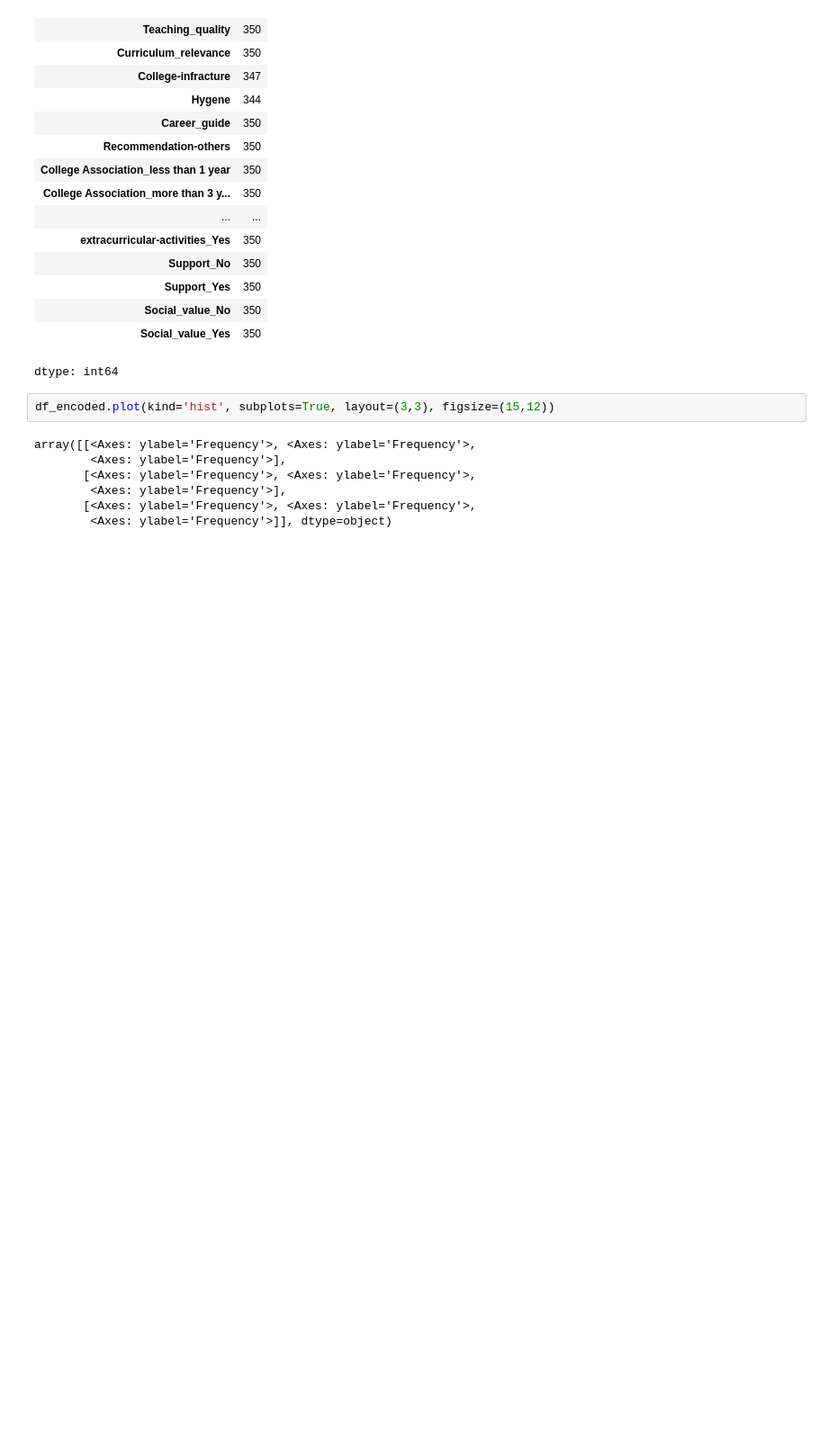
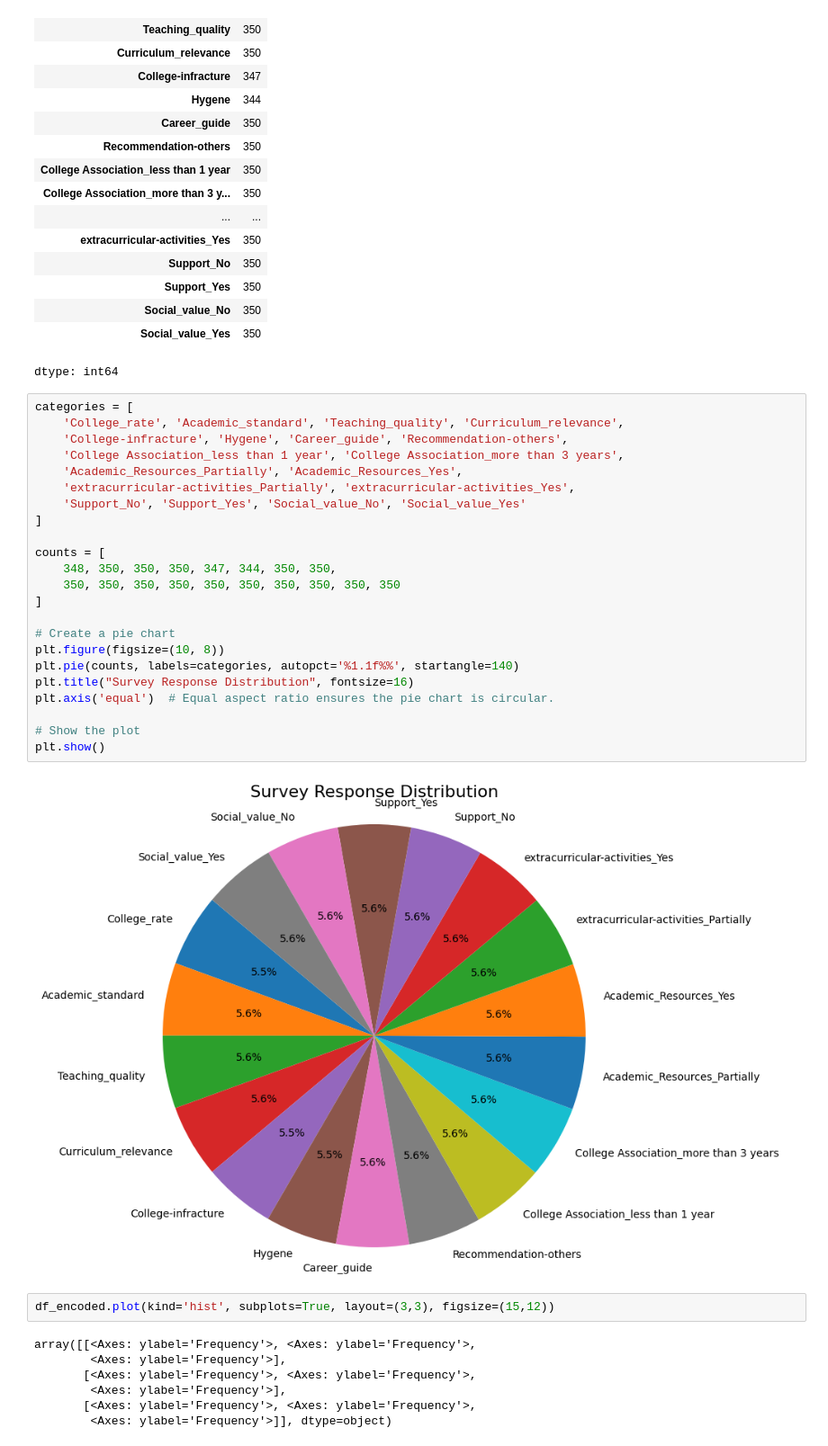
Before and after one commit to NeonLabs146/General_stuffs, a Jupyter notebook: Excellence_survey_MBM.ipynb, the cells around one changed output. Shown at 90% size. Saved outputs shown, nothing was run; the diff lists cells and outputs as text; blank space fills up the shorter version.

```diff
--- a/Excellence_survey_MBM.ipynb
+++ b/Excellence_survey_MBM.ipynb
@@ -250,6 +250,31 @@ df_encoded.count()
 | Social_value_No | 350 |
 | Social_value_Yes | 350 |
 dtype: int64
+# %%
+categories = [
+    'College_rate', 'Academic_standard', 'Teaching_quality', 'Curriculum_relevance',
+    'College-infracture', 'Hygene', 'Career_guide', 'Recommendation-others',
+    'College Association_less than 1 year', 'College Association_more than 3 years',
+    'Academic_Resources_Partially', 'Academic_Resources_Yes',
+    'extracurricular-activities_Partially', 'extracurricular-activities_Yes',
+    'Support_No', 'Support_Yes', 'Social_value_No', 'Social_value_Yes'
+]
+
+counts = [
+    348, 350, 350, 350, 347, 344, 350, 350,
+    350, 350, 350, 350, 350, 350, 350, 350, 350, 350
+]
+
+# Create a pie chart
+plt.figure(figsize=(10, 8))
+plt.pie(counts, labels=categories, autopct='%1.1f%%', startangle=140)
+plt.title("Survey Response Distribution", fontsize=16)
+plt.axis('equal')  # Equal aspect ratio ensures the pie chart is circular.
+
+# Show the plot
+plt.show()
+# %% [output]
+[figure, added]
 # %%
 df_encoded.plot(kind='hist', subplots=True, layout=(3,3), figsize=(15,12))
 # %% [output]
```
Also changed, not shown: parts of 2 cells of this notebook.
